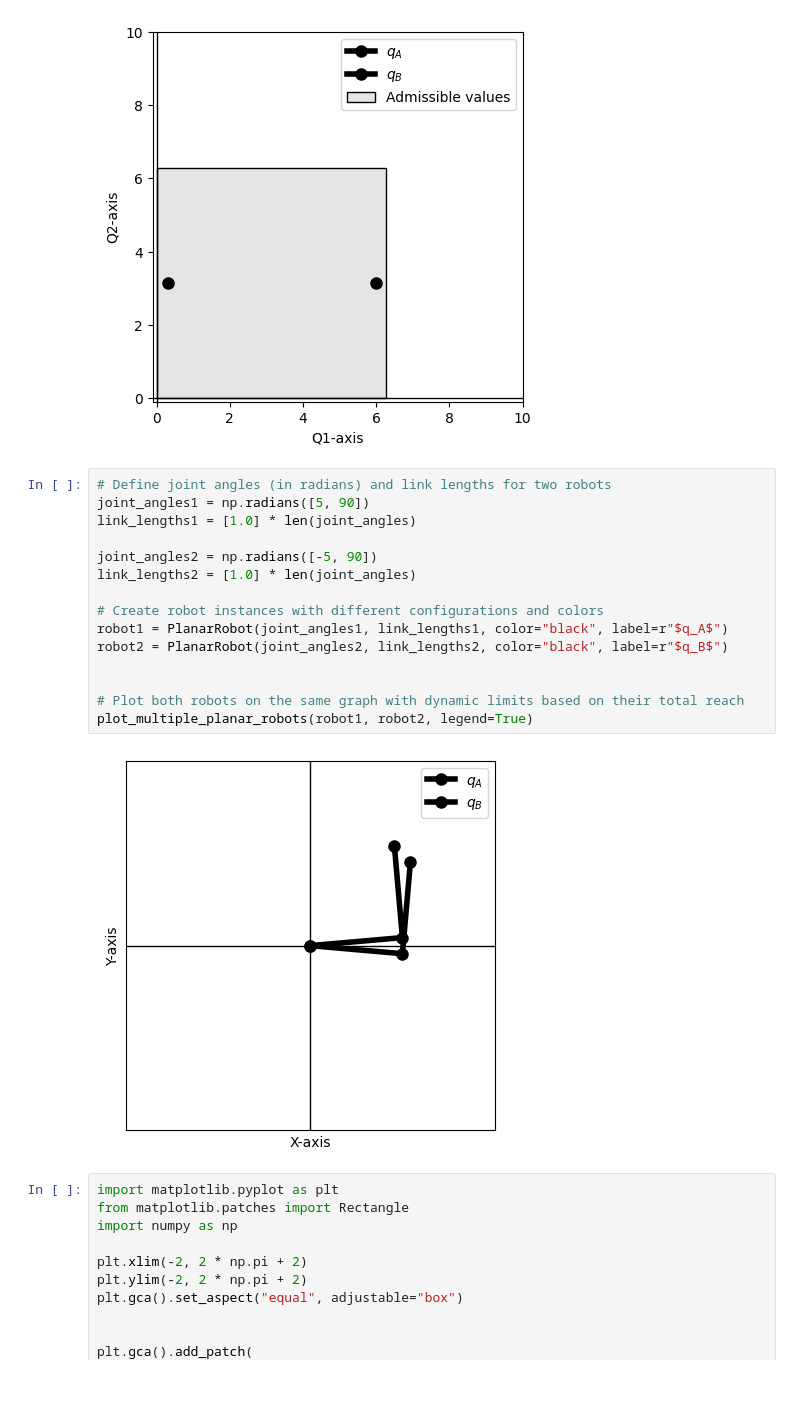
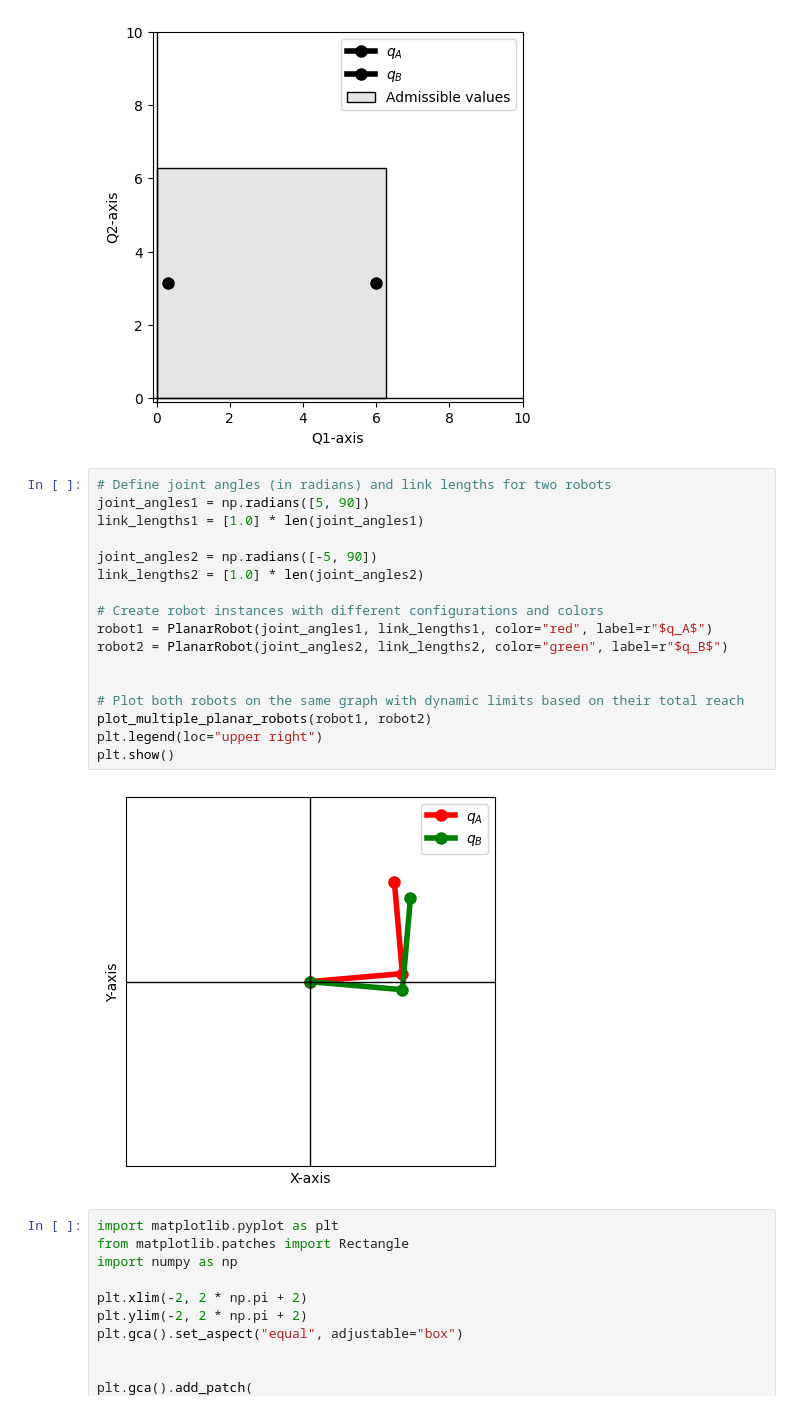
Before and after one commit to Haislich/AMRNotes, a Jupyter notebook: scripts/configuration_space.ipynb, the cells around one changed output. Saved outputs shown, nothing was run; the diff lists cells and outputs as text.

```diff
--- a/scripts/configuration_space.ipynb
+++ b/scripts/configuration_space.ipynb
@@ -685,20 +565,22 @@ plt.show()
 # %%
 # Define joint angles (in radians) and link lengths for two robots
 joint_angles1 = np.radians([5, 90])
-link_lengths1 = [1.0] * len(joint_angles)
+link_lengths1 = [1.0] * len(joint_angles1)
 
 joint_angles2 = np.radians([-5, 90])
-link_lengths2 = [1.0] * len(joint_angles)
+link_lengths2 = [1.0] * len(joint_angles2)
 
 # Create robot instances with different configurations and colors
-robot1 = PlanarRobot(joint_angles1, link_lengths1, color="black", label=r"$q_A$")
-robot2 = PlanarRobot(joint_angles2, link_lengths2, color="black", label=r"$q_B$")
+robot1 = PlanarRobot(joint_angles1, link_lengths1, color="red", label=r"$q_A$")
+robot2 = PlanarRobot(joint_angles2, link_lengths2, color="green", label=r"$q_B$")
 
 
 # Plot both robots on the same graph with dynamic limits based on their total reach
-plot_multiple_planar_robots(robot1, robot2, legend=True)
+plot_multiple_planar_robots(robot1, robot2)
+plt.legend(loc="upper right")
+plt.show()
 # %% [output]
-[figure, old version]
+[figure, new version]
 # %%
 import matplotlib.pyplot as plt
 from matplotlib.patches import Rectangle
```
Also changed, not shown: parts of 9 cells of this notebook, 10 other files.
